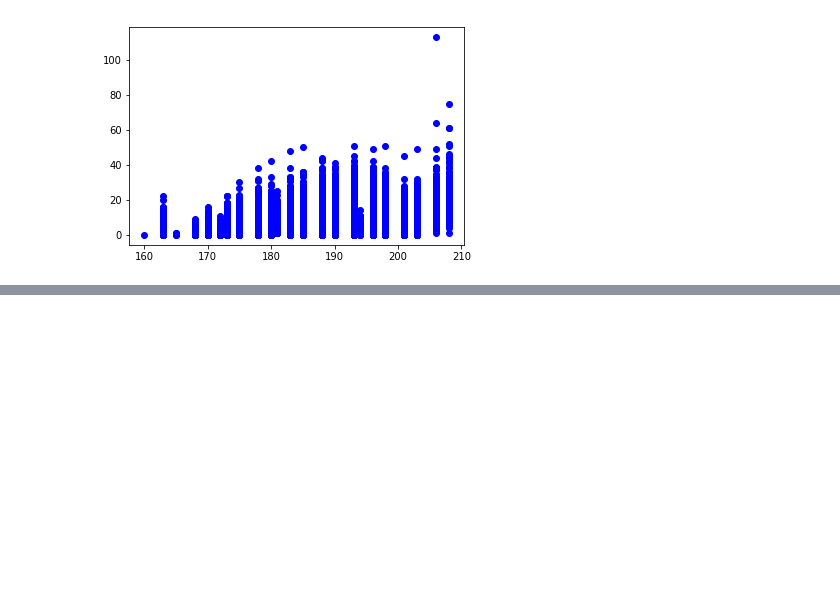
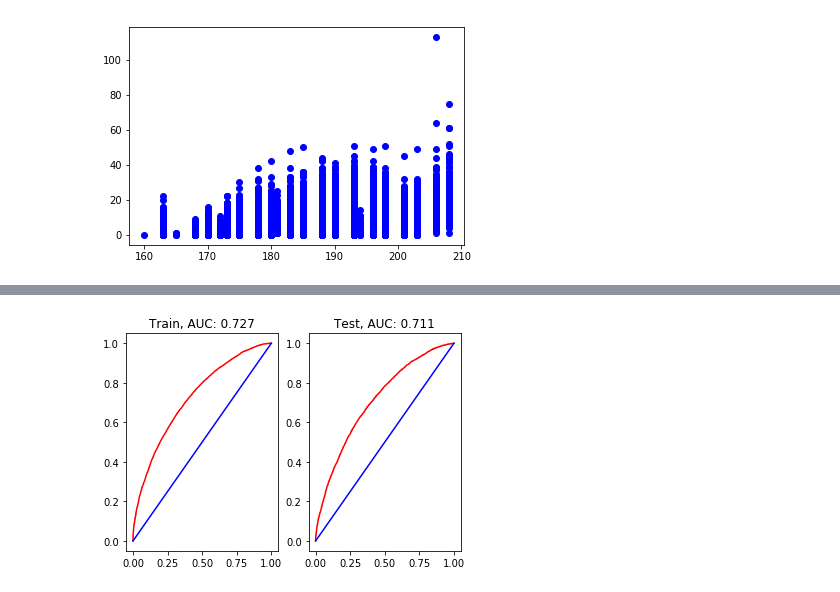
Before and after one commit to Hich69/ATP_Matches, a Jupyter notebook: notebook/ATP_Matches.ipynb, the cells around one changed output, grey strips where cells are left out. Saved outputs shown, nothing was run; the diff lists cells and outputs as text; code cells hidden in the pictures; blank space fills up the shorter version.

```diff
--- a/notebook/ATP_Matches.ipynb
+++ b/notebook/ATP_Matches.ipynb
@@ -285,0 +283,5 @@ _ = lr.boxplot()
+# %%
+gb = Model(data=dfm,seed=9,random_sample=0.5)
+gb.split(0.4)
+gb.model_GB(cv=4,n_jobs=4)
+gb.predict()
@@ -285,0 +293,4 @@ _ = lr.boxplot()
+# %%
+_ = gb.rocCurve()
+# %% [output]
+[figure, added]
```
Also changed, not shown: parts of 20 cells of this notebook.
